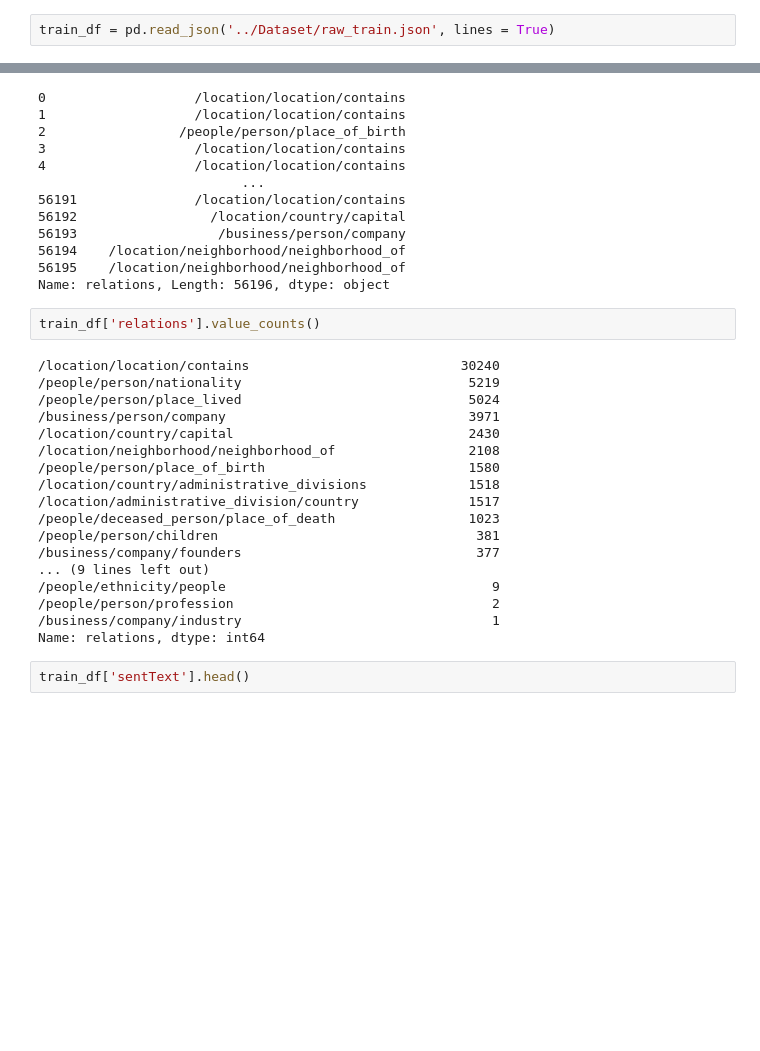
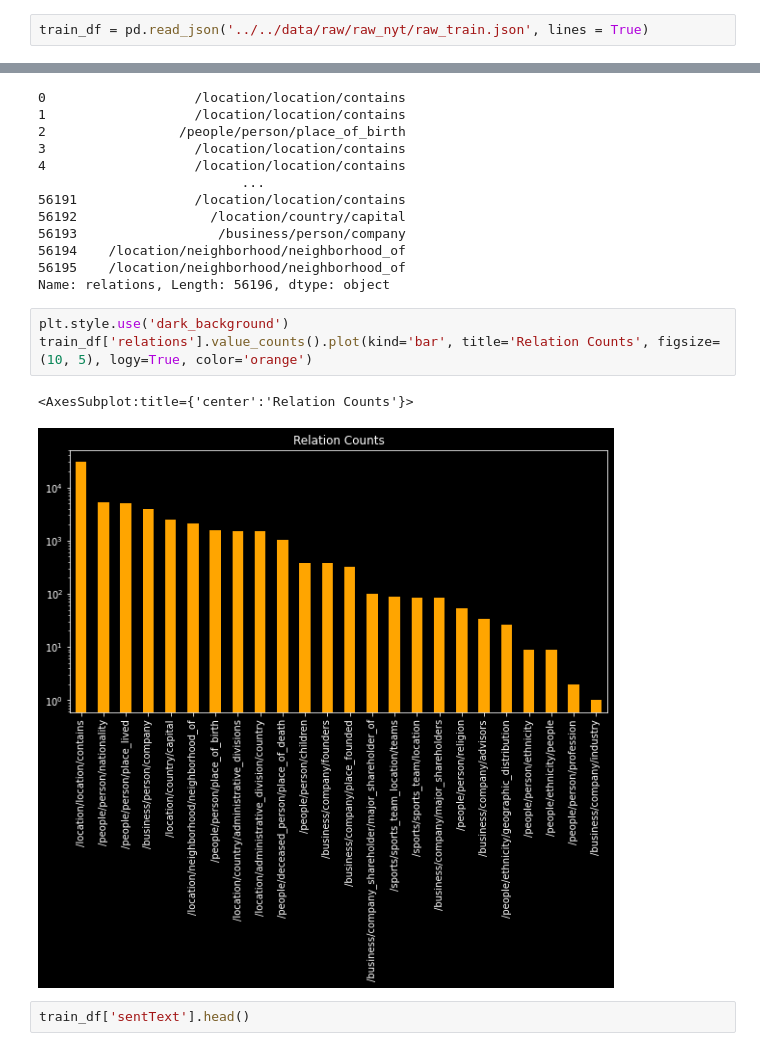
Before and after one commit to Daishinkan002/Relation-Extraction, a Jupyter notebook: notebooks/Supervised_RE/RE_Supervised.ipynb, the cells around one changed output, grey strips where cells are left out. Drawn from its saved outputs; the diff is of its cells as text; blank space fills up the shorter version.

Commit message:
Visualizing Value Counts

```diff
--- a/notebooks/Supervised_RE/RE_Supervised.ipynb
+++ b/notebooks/Supervised_RE/RE_Supervised.ipynb
@@ -8,7 +9,7 @@ from keras import utils as np_utils
 from tqdm import tqdm
 import re
 # %%
-train_df = pd.read_json('../Dataset/raw_train.json', lines = True)
+train_df = pd.read_json('../../data/raw/raw_nyt/raw_train.json', lines = True)
 # %%
 print(train_df.columns)
 # %% [output]
@@ -45,26 +46,12 @@ train_df['relations']
 56194    /location/neighborhood/neighborhood_of
 56195    /location/neighborhood/neighborhood_of
 Name: relations, Length: 56196, dtype: object
-# %%
-train_df['relations'].value_counts()
-# %% [output]
-/location/location/contains                           30240
-/people/person/nationality                             5219
-/people/person/place_lived                             5024
-/business/person/company                               3971
-/location/country/capital                              2430
-/location/neighborhood/neighborhood_of                 2108
-/people/person/place_of_birth                          1580
-/location/country/administrative_divisions             1518
-/location/administrative_division/country              1517
-/people/deceased_person/place_of_death                 1023
-/people/person/children                                 381
-/business/company/founders                              377
-... (9 lines left out)
-/people/ethnicity/people                                  9
-/people/person/profession                                 2
-/business/company/industry                                1
-Name: relations, dtype: int64
+# %%
+plt.style.use('dark_background')
+train_df['relations'].value_counts().plot(kind='bar', title='Relation Counts', figsize=(10, 5), logy=True, color='orange')
+# %% [output]
+<AxesSubplot:title={'center':'Relation Counts'}>
+[figure, added]
 # %%
 train_df['sentText'].head()
 # %% [output]
```
Also changed, not shown: parts of 1 cell of this notebook, 4 other files.
